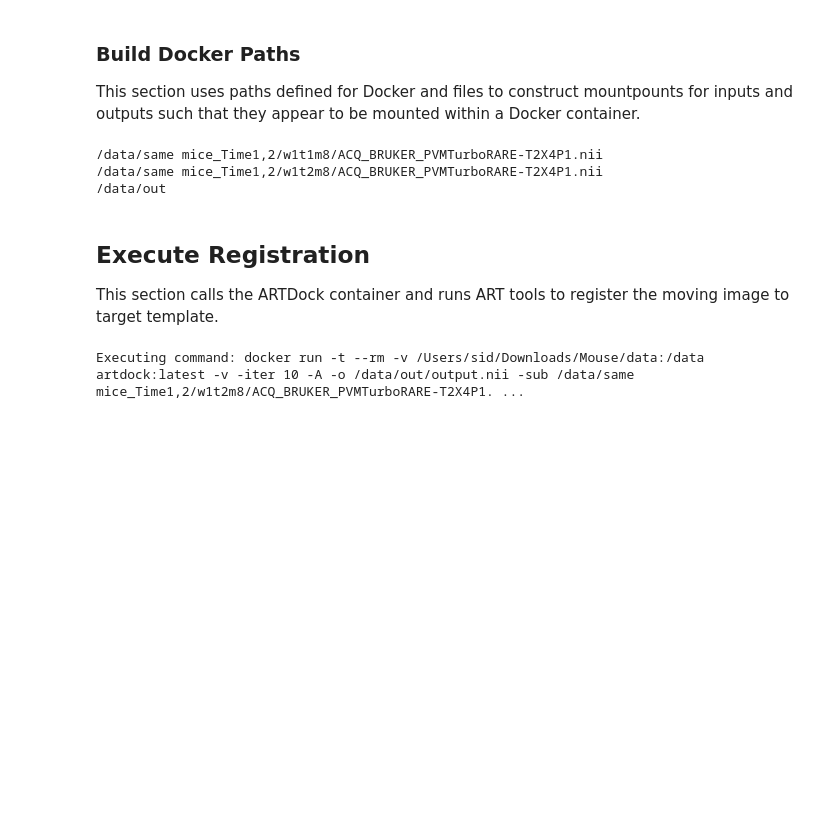
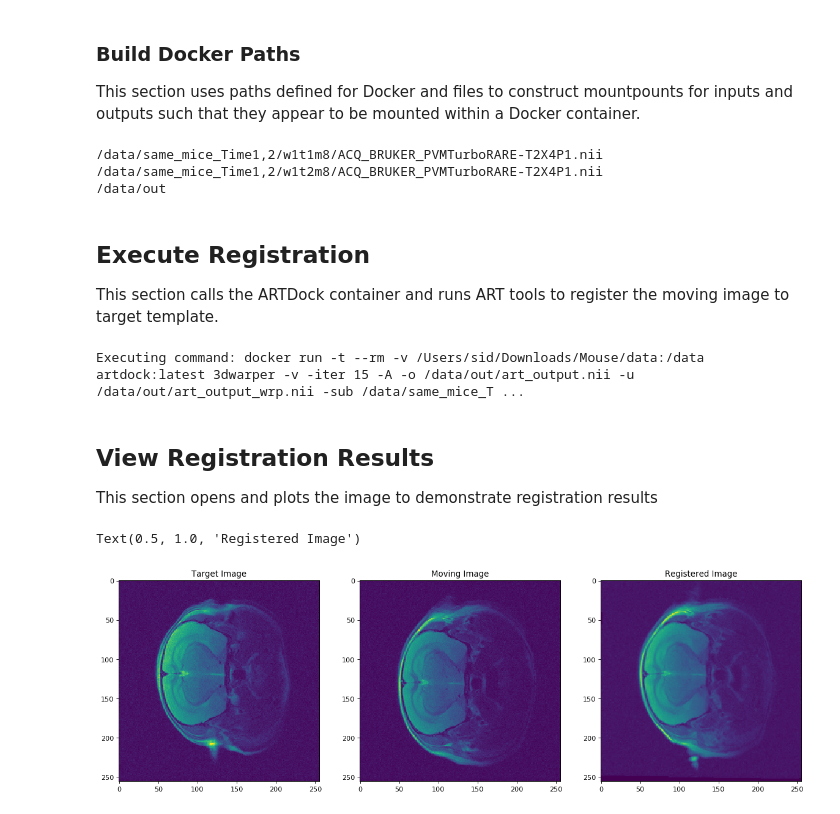
Before and after one commit to m-ama/ARTDock, a Jupyter notebook: Registration_Eval.ipynb, the cells around one changed output. Saved outputs shown, nothing was run; the diff lists cells and outputs as text; code cells hidden in the pictures; blank space fills up the shorter version.

Commit message:
Add plotting

```diff
--- a/Registration_Eval.ipynb
+++ b/Registration_Eval.ipynb
@@ -32,10 +35,10 @@ Define path to various files. There are two types of files to consider:
 Please enter these paths relative to `docker_mount` variable.
 # %%
 # Target image
-trgPath = '/Users/sid/Downloads/Mouse/data/same mice_Time1,2/w1t1m8/ACQ_BRUKER_PVMTurboRARE-T2X4P1.nii'
+trgPath = '/Users/sid/Downloads/Mouse/data/same_mice_Time1,2/w1t1m8/ACQ_BRUKER_PVMTurboRARE-T2X4P1.nii'
 
 # Moving image
-movPath = '/Users/sid/Downloads/Mouse/data/same mice_Time1,2/w1t2m8/ACQ_BRUKER_PVMTurboRARE-T2X4P1.nii'
+movPath = '/Users/sid/Downloads/Mouse/data/same_mice_Time1,2/w1t2m8/ACQ_BRUKER_PVMTurboRARE-T2X4P1.nii'
 
 # Output Path
 outPath = '/Users/sid/Downloads/Mouse/data/out'
@@ -49,27 +52,27 @@ dockerMountList = [i for i in docker_mount.split(op.sep) if i]
 # Separate path to target
 trgPathList = [i for i in trgPath.split(op.sep) if i]
 trgPathList = [x for x in trgPathList if x not in dockerMountList]
-trgPath = op.sep.join(trgPathList)
-trgPath = op.join(docker_mountpoint, trgPath)
+trgPathD = op.sep.join(trgPathList)
+trgPathD = op.join(docker_mountpoint, trgPathD)
 
 # Seperate path to moving
 movPathList = [i for i in movPath.split(op.sep) if i]
 movPathList = [x for x in movPathList if x not in dockerMountList]
-movPath = op.sep.join(movPathList)
-movPath = op.join(docker_mountpoint, movPath)
+movPathD = op.sep.join(movPathList)
+movPathD = op.join(docker_mountpoint, movPathD)
 
 # Separate path to out
 outPathList = [i for i in outPath.split(op.sep) if i]
 outPathList = [x for x in outPathList if x not in dockerMountList]
-outPath = op.sep.join(outPathList)
-outPath = op.join(docker_mountpoint, outPath)
+outPathD = op.sep.join(outPathList)
+outPathD = op.join(docker_mountpoint, outPathD)
 
-print(trgPath)
-print(movPath)
-print(outPath)
+print(trgPathD)
+print(movPathD)
+print(outPathD)
 # %% [output]
-/data/same mice_Time1,2/w1t1m8/ACQ_BRUKER_PVMTurboRARE-T2X4P1.nii
-/data/same mice_Time1,2/w1t2m8/ACQ_BRUKER_PVMTurboRARE-T2X4P1.nii
+/data/same_mice_Time1,2/w1t1m8/ACQ_BRUKER_PVMTurboRARE-T2X4P1.nii
+/data/same_mice_Time1,2/w1t2m8/ACQ_BRUKER_PVMTurboRARE-T2X4P1.nii
 /data/out
 # %% [markdown]
 ## Execute Registration
@@ -80,18 +83,41 @@ reg_arg = ['docker', 'run', '-t', '--rm']
 # Manage volume mounting
 reg_arg.extend(['-v', docker_mount + ':' + docker_mountpoint])
 # Execute docker_tag
-reg_arg.append(docker_tag)
+reg_arg.extend([docker_tag, docker_command])
 # Build processing command
-# reg_arg.extend(['3dwarper'])
 reg_arg.extend(['-v'])
-reg_arg.extend(['-iter', '10'])
+reg_arg.extend(['-iter', '15'])
 reg_arg.extend(['-A'])
-reg_arg.extend(['-o', op.join(outPath, 'output.nii')])
-reg_arg.extend(['-sub', movPath])
-reg_arg.extend(['-trg', trgPath])
+reg_arg.extend(['-o', op.join(outPathD, 'art_output.nii')])
+reg_arg.extend(['-u', op.join(outPathD, 'art_output_wrp.nii')])
+reg_arg.extend(['-sub', movPathD])
+reg_arg.extend(['-trg', trgPathD])
 print('Executing command: ' + ' '.join(reg_arg))
 completion = subprocess.run(reg_arg)
 if completion.returncode != 0:
     raise Exception('Failed to run docker image {}'.format(docker_tag))
 # %% [output]
-Executing command: docker run -t --rm -v /Users/sid/Downloads/Mouse/data:/data artdock:latest -v -iter 10 -A -o /data/out/output.nii -sub /data/same mice_Time1,2/w1t2m8/ACQ_BRUKER_PVMTurboRARE-T2X4P1. ...
+Executing command: docker run -t --rm -v /Users/sid/Downloads/Mouse/data:/data artdock:latest 3dwarper -v -iter 15 -A -o /data/out/art_output.nii -u /data/out/art_output_wrp.nii -sub /data/same_mice_T ...
+# %% [markdown]
+## View Registration Results
+This section opens and plots the image to demonstrate registration results
+# %%
+# Load images
+slice = 6 # slice to view
+trgImg = np.array(nib.load(trgPath).dataobj)
+movImg = np.array(nib.load(movPath).dataobj)
+outImg = np.array(nib.load(op.join(outPath, 'art_output.nii')).dataobj)
+
+fig = plt.figure(figsize=(18, 16), dpi= 80, facecolor='w', edgecolor='k')
+a = fig.add_subplot(1, 3, 1)
+imgplot = plt.imshow(trgImg[:,:,slice])
+a.set_title('Target Image')
+b = fig.add_subplot(1, 3, 2)
+imgplot = plt.imshow(movImg[:,:,slice])
+b.set_title('Moving Image')
+c = fig.add_subplot(1, 3, 3)
+imgplot = plt.imshow(outImg[:,:,slice])
+c.set_title('Registered Image')
+# %% [output]
+Text(0.5, 1.0, 'Registered Image')
+[figure, added]
```
Also changed, not shown: parts of 3 cells of this notebook.
